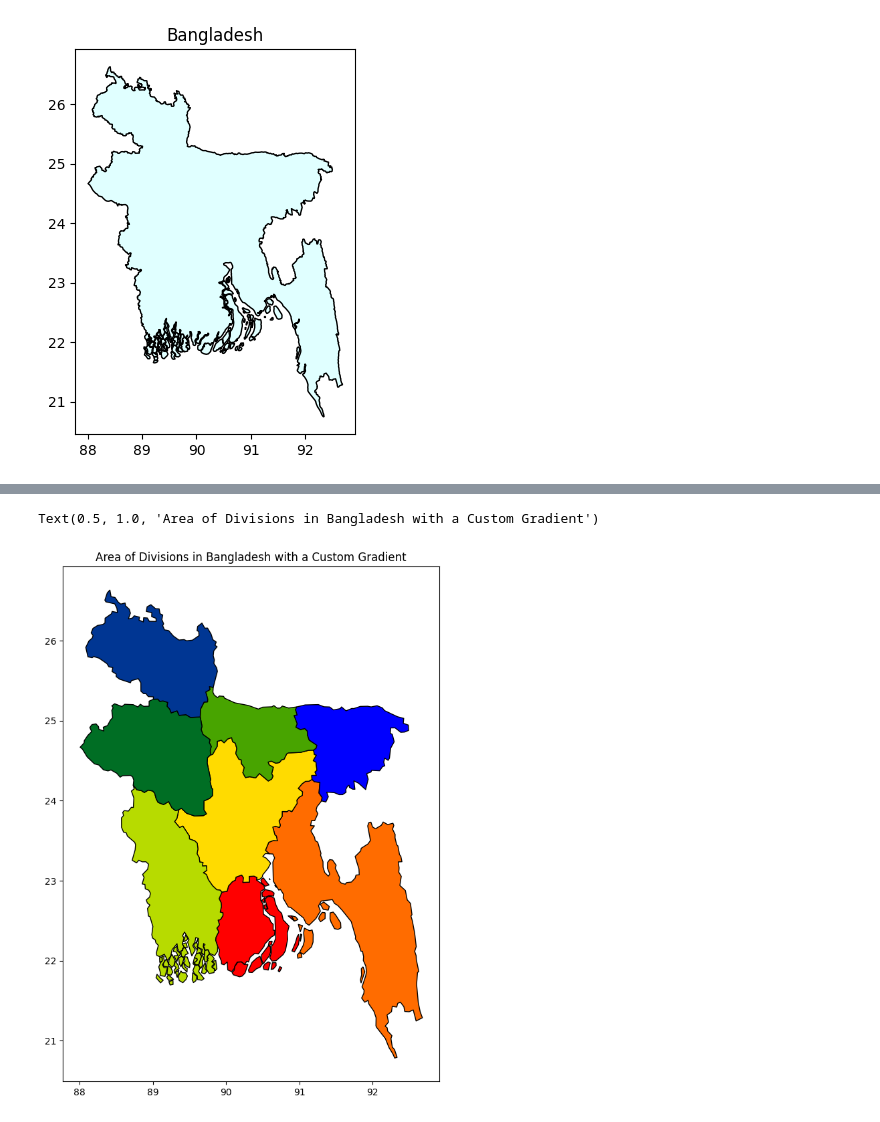
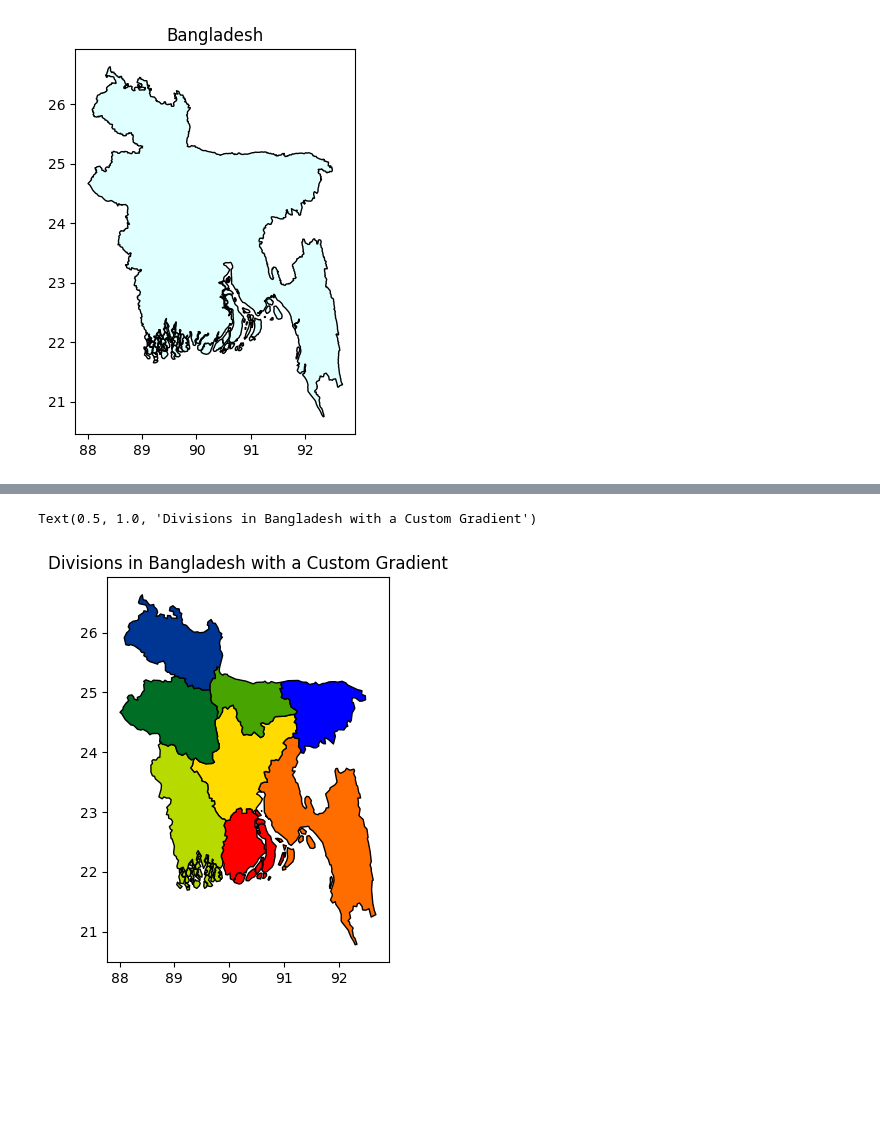
Before and after one commit to DryBoss/bd_map_plotter, a Jupyter notebook: mapVisualization.ipynb, the cells around one changed output, grey strips where cells are left out. Drawn from its saved outputs; the diff is of its cells as text; code cells hidden in the pictures; blank space fills up the shorter version.

```diff
--- a/mapVisualization.ipynb
+++ b/mapVisualization.ipynb
@@ -13,3 +9,14 @@ lineWidth = 1
+# %%
+figureSize = (5, 5)
+fontSize = figureSize[0]
+
+outlineColor = 'black'
+backgroundColor = 'lightcyan'
+colorMap = 'jet'
+custom_cmap = mcolors.ListedColormap(['#FF5733', '#33FF57', '#3357FF', '#FFFF33', '#FF33FF', '#33FFFF'])
+custom_cmap_gradient = mcolors.LinearSegmentedColormap.from_list("custom_gradient", ["red", "yellow", "green", "blue"])
+
+lineWidth = 1
 # %% [markdown]
 #data
 # %%
@@ -44,12 +61,7 @@ Text(0.5, 1.0, 'Divisions in Bangladesh with different color')
 # %%
-from matplotlib.colors import LinearSegmentedColormap
-
-# Define custom gradient from red to blue
-custom_cmap = LinearSegmentedColormap.from_list("custom_gradient", ["red", "yellow", "green", "blue"])
-
-fig, ax = plt.subplots(figsize=(10,10))
-ax = bangladesh_divisions.plot(ax=ax, edgecolor="black", column="ADM1_EN", cmap=custom_cmap)
-ax.set_title('Area of Divisions in Bangladesh with a Custom Gradient')
+fig, ax = plt.subplots(figsize=figureSize)
+ax = bangladesh_divisions.plot(ax=ax, edgecolor="black", cmap=custom_cmap_gradient, column="ADM1_EN", linewidth=lineWidth)
+ax.set_title('Divisions in Bangladesh with a Custom Gradient')
 # %% [output]
-Text(0.5, 1.0, 'Area of Divisions in Bangladesh with a Custom Gradient')
+Text(0.5, 1.0, 'Divisions in Bangladesh with a Custom Gradient')
-[figure, old version]
+[figure, new version]
```
Also changed, not shown: parts of 7 cells of this notebook.
